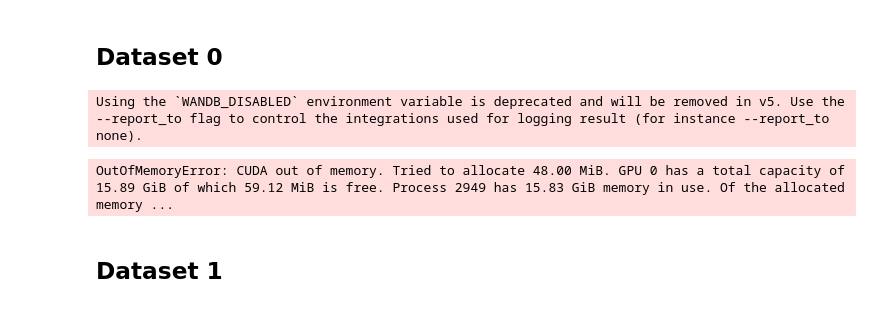
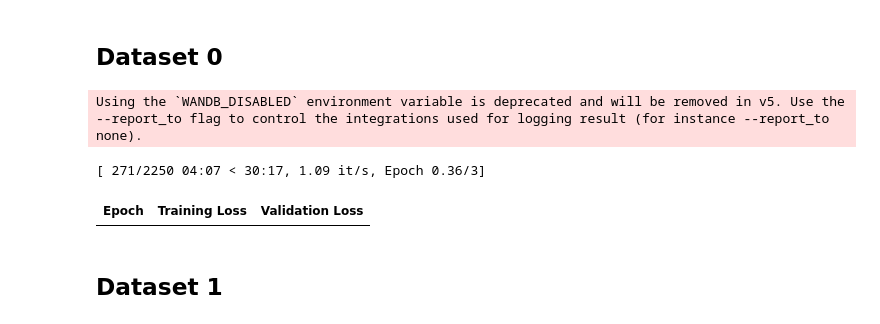
Before and after one commit to Sirapop12345/sp, a Jupyter notebook: notebook5ab12a55f4.ipynb, the cells around one changed output. Cells and saved outputs as stored; diff of their text form; code cells hidden in the pictures.

```diff
--- a/notebook5ab12a55f4.ipynb
+++ b/notebook5ab12a55f4.ipynb
@@ -1143,32 +1145,30 @@ os.environ["WANDB_DISABLED"] = "true"
 # %%
 training_args = TrainingArguments(
     eval_strategy="epoch",
     output_dir="./results",
     learning_rate=2e-5,
-    per_device_train_batch_size=32,
-    per_device_eval_batch_size=32,
+    per_device_train_batch_size=16,
+    per_device_eval_batch_size=16,
     num_train_epochs=3,
     weight_decay=0.01,
-    logging_dir='./logs',
-    save_strategy="steps",
-    save_steps = 1000,
 )
 
 # Initialize Trainer
 trainer = Trainer(
     model=model,
     args=training_args,
     train_dataset=train_df0_dataset,
     eval_dataset=val_df0_dataset,
     tokenizer = tokenizer,
     compute_metrics=compute_metrics,
 )
 
 # Fine-tune the model
 trainer.train()
 # %% [output]
 Using the `WANDB_DISABLED` environment variable is deprecated and will be removed in v5. Use the --report_to flag to control the integrations used for logging result (for instance --report_to none).
-OutOfMemoryError: CUDA out of memory. Tried to allocate 48.00 MiB. GPU 0 has a total capacity of 15.89 GiB of which 59.12 MiB is free. Process 2949 has 15.83 GiB memory in use. Of the allocated memory ...
+[ 271/2250 04:07 < 30:17, 1.09 it/s, Epoch 0.36/3]
+| Epoch | Training Loss | Validation Loss |
 # %%
 from torch.utils.data import DataLoader
 
```
Also changed, not shown: parts of 1 cell of this notebook.
